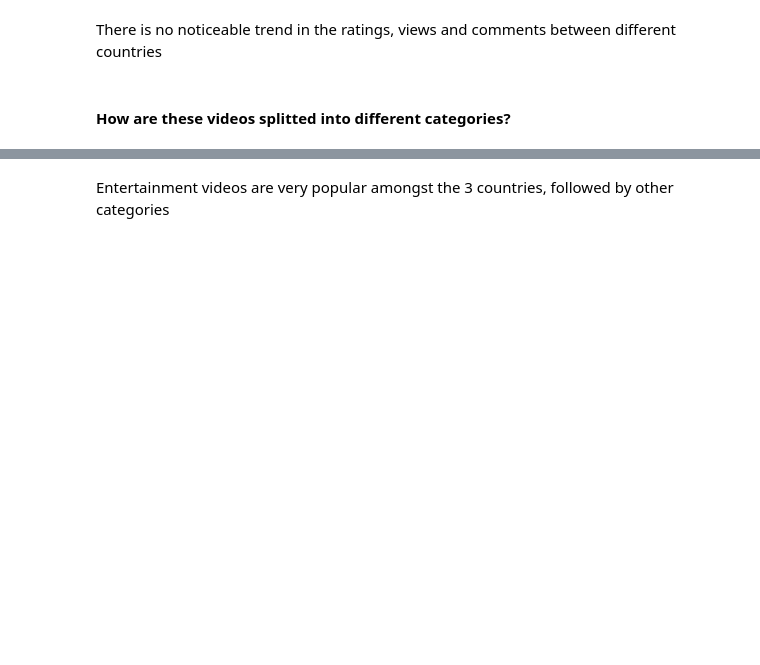
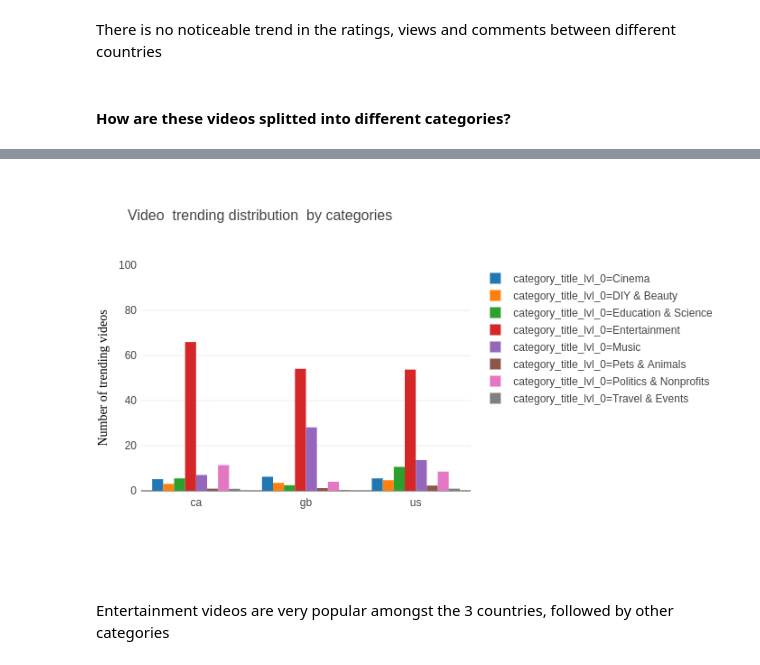
Before and after one commit to Sherlocked-Blaire/Youtube-trending-video-analysis, a Jupyter notebook: src/Youtube_trending_video_analysis.ipynb, the cells around one changed output, grey strips where cells are left out. Drawn from its saved outputs; the diff is of its cells as text; code cells hidden in the pictures; blank space fills up the shorter version.

```diff
--- a/src/Youtube_trending_video_analysis.ipynb
+++ b/src/Youtube_trending_video_analysis.ipynb
@@ -194,6 +192,5 @@ fig.update_yaxes(
      title_font=dict(size=14,family='Verdana', color='black'))
 
 fig.update_xaxes(type='category')
-
-py.iplot(fig)
+fig.show("png")
 # %% [output]
@@ -201,3 +197,4 @@ py.iplot(fig)
+[figure, added]
 # %% [markdown]
 Entertainment videos are very popular amongst the 3 countries,  followed by other categories
 # %% [markdown]
```
Also changed, not shown: parts of 13 cells of this notebook.
